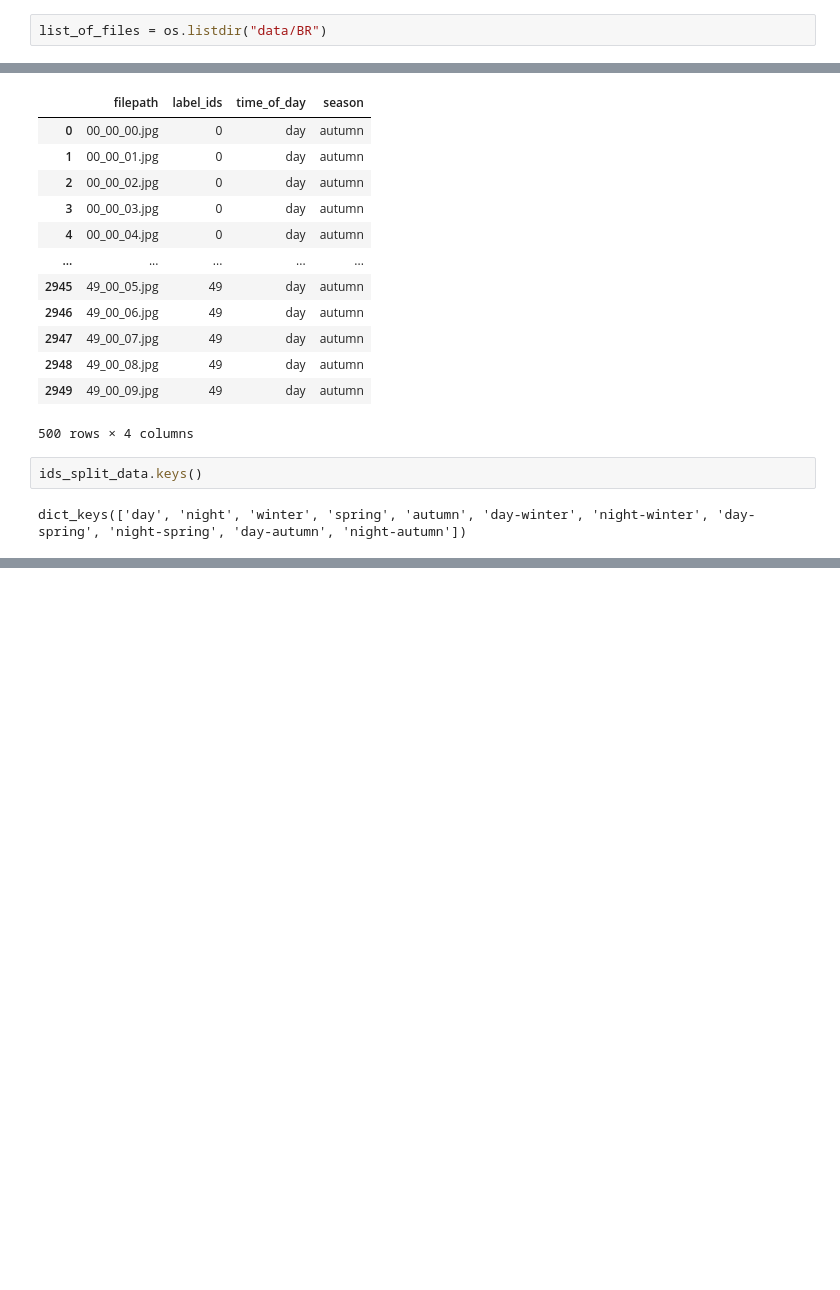
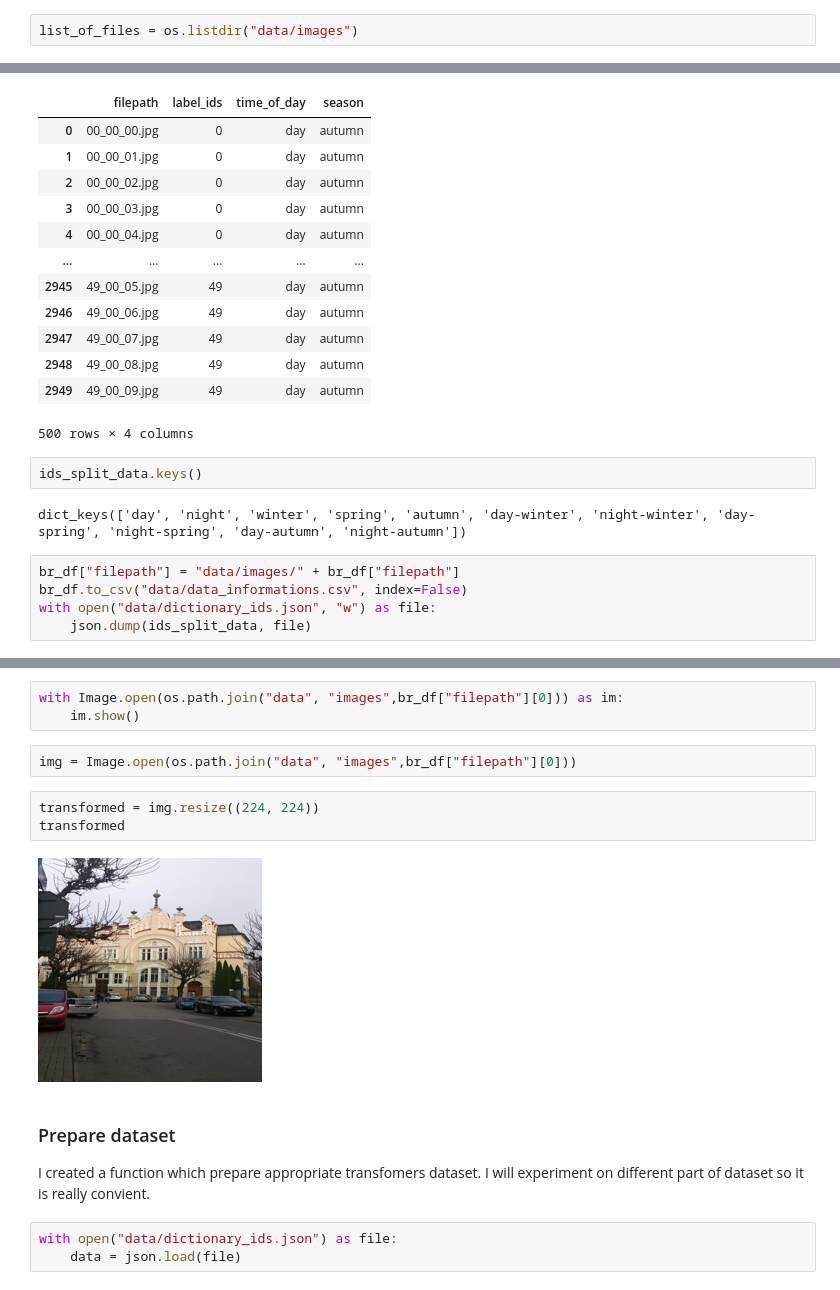
Before and after one commit to KacperUrban/Image_classification_VIT, a Jupyter notebook: main.ipynb, the cells around one changed output, grey strips where cells are left out. Drawn from its saved outputs; the diff is of its cells as text; blank space fills up the shorter version.

```diff
--- a/main.ipynb
+++ b/main.ipynb
@@ -7,7 +12,7 @@ import pandas as pd
 ## Preparing data
 For further part I want to get some information about data, like filepath, label id, time_of_day and season. In latter part I will conduct experiments like make training on some part and excluded images taken during day and test on it. Thanks to this information I will have much easier later.
 # %%
-list_of_files = os.listdir("data/BR")
+list_of_files = os.listdir("data/images")
 # %%
 dict_of_files = {key: list_of_files[i: i+60] for key, i in enumerate(range(0, len(list_of_files), 60))}
 # %%
@@ -71,3 +76,8 @@ br_df.iloc[ids_split_data["day-autumn"], :]
 ids_split_data.keys()
 # %% [output]
 dict_keys(['day', 'night', 'winter', 'spring', 'autumn', 'day-winter', 'night-winter', 'day-spring', 'night-spring', 'day-autumn', 'night-autumn'])
+# %%
+br_df["filepath"] = "data/images/" + br_df["filepath"]
+br_df.to_csv("data/data_informations.csv", index=False)
+with open("data/dictionary_ids.json", "w") as file:
+    json.dump(ids_split_data, file)
@@ -73,0 +90,16 @@ dict_keys(['day', 'night', 'winter', 'spring', 'autumn', 'day-winter', 'night-wi
+# %%
+with Image.open(os.path.join("data", "images",br_df["filepath"][0])) as im:
+    im.show()
+# %%
+img = Image.open(os.path.join("data", "images",br_df["filepath"][0]))
+# %%
+transformed = img.resize((224, 224))
+transformed
+# %% [output]
+[figure, added]
+# %% [markdown]
+### Prepare dataset
+I created a function which prepare appropriate transfomers dataset. I will experiment on different part of dataset so it is really convient.
+# %%
+with open("data/dictionary_ids.json") as file:
+    data = json.load(file)
```
Also changed, not shown: parts of 6 cells of this notebook.
